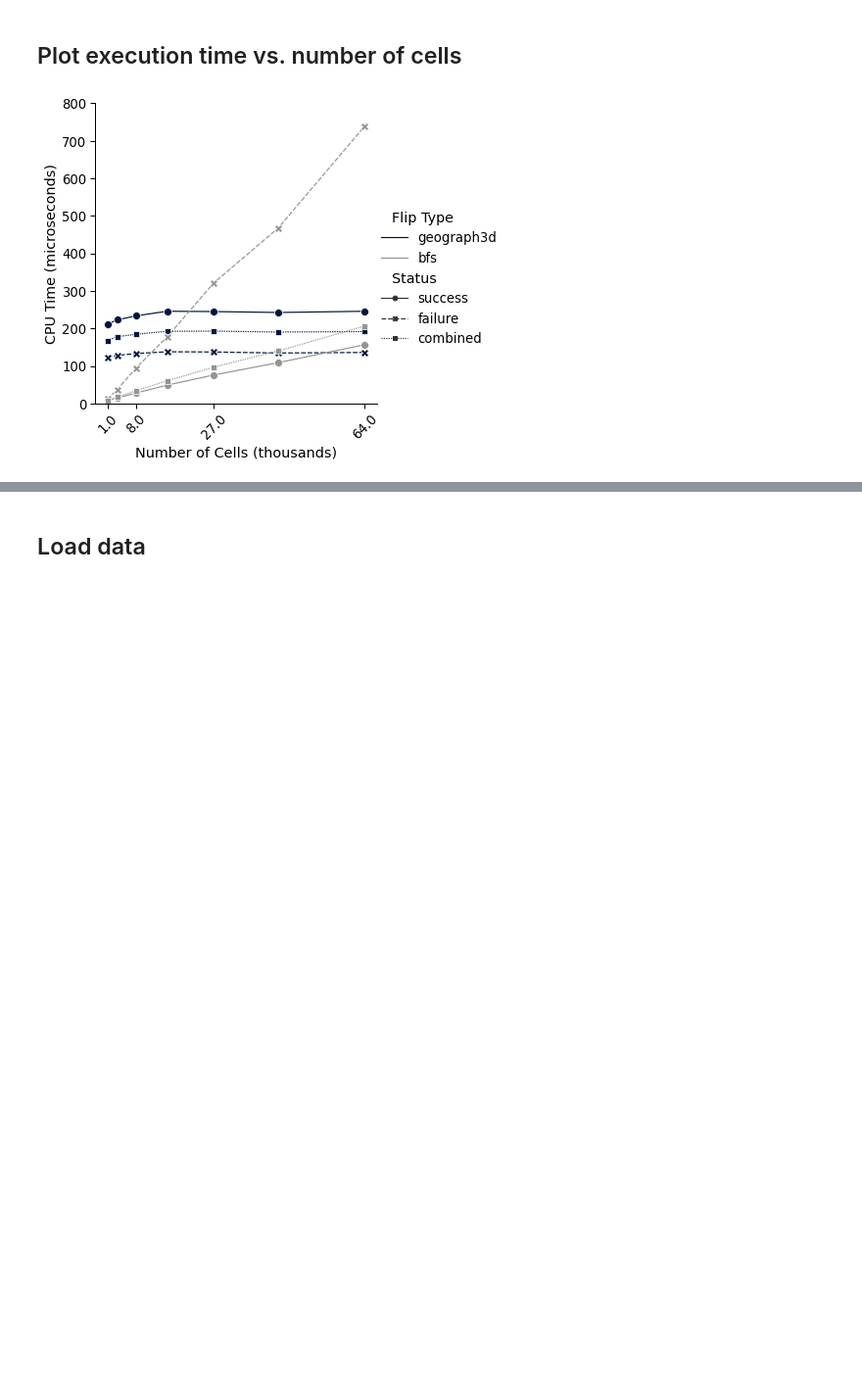
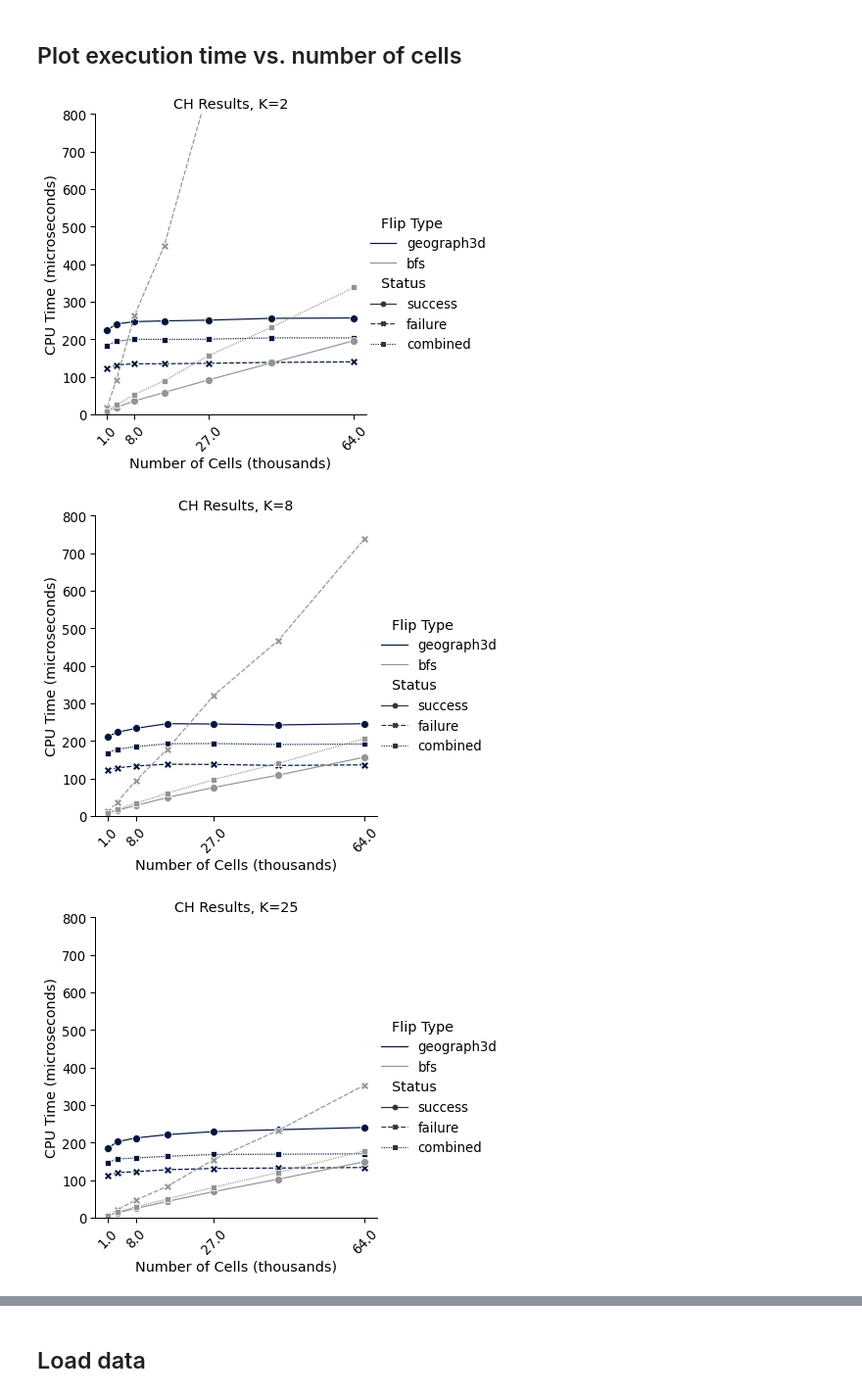
Before and after one commit to ian-ludden/3d-geographs, a Jupyter notebook: results/Experiments_Analysis.ipynb, the cells around one changed output, grey strips where cells are left out. Shown: that part at 98% size. Saved outputs shown, nothing was run; the diff lists cells and outputs as text; code cells hidden in the pictures; blank space fills up the shorter version.

Commit message:
Plot K=2 and K=25 results.

```diff
--- a/results/Experiments_Analysis.ipynb
+++ b/results/Experiments_Analysis.ipynb
@@ -107,8 +108,8 @@ df3.head(12)
 # %%
-df4 = df2.groupby(["Number of Cells (thousands)", "Flip Type"]).sum()
+df4 = df2.groupby(["Number of Cells (thousands)", "Flip Type", "Number of Zones"]).sum()
 df4["CPU Time (microseconds)"] = df4["total microseconds"] / df4["number of samples"]
 df4["Status"] = "combined"
 df4.drop(columns=["total microseconds"], inplace=True)
-df4 = df4.groupby(["Number of Cells (thousands)", "Flip Type", "Status"]).sum()
+df4 = df4.groupby(["Number of Cells (thousands)", "Flip Type", "Status", "Number of Zones"]).sum()
 df4.head(12)
 # %% [output]
@@ -129,4 +130,4 @@ df4.head(12)
 # %%
-df5 = pd.concat([df3, df4]).groupby(["Number of Cells (thousands)", "Flip Type", "Status"]).sum()
+df5 = pd.concat([df3, df4]).groupby(["Number of Cells (thousands)", "Flip Type", "Status", "Number of Zones"]).sum()
 df5.head(12)
 # %% [output]
@@ -147,20 +148,33 @@ df5.head(12)
 # %% [markdown]
 ## Plot execution time vs. number of cells
+# %%
+"""
+df: DataFrame with all experimental results for one honeycomb type
+number_of_zones: value to filter on "Number of Zones" column
+honeycomb_type: "ch" or "bch"
+"""
+def plot_time_vs_cellcount(df, number_of_zones, honeycomb_type):
+    dfk = df.reset_index()
+    dfk = dfk[dfk["Number of Zones"] == number_of_zones]
+    g = sns.relplot(x="Number of Cells (thousands)", y="CPU Time (microseconds)", hue="Flip Type", hue_order=["geograph3d", "bfs"], style="Status", style_order=["success", "failure", "combined"], kind="line", markers=True, markersize=MARKER_SIZE, data=dfk);
+    fig = plt.gcf()
+    axes = np.array(g.axes.flat)
+    for ax in axes:
+        if LOG_X: ax.set(xscale="log")
+        unique_cell_counts = unique_cell_counts_ch if honeycomb_type == "ch" else unique_cell_counts_bch
+        ax.set_xticks([unique_cell_counts[0], unique_cell_counts[2], unique_cell_counts[4], unique_cell_counts[6]])
+        ax.set_xticklabels(ax.get_xticks(), rotation=45)
+
+        if LOG_Y: ax.set(yscale="log")
+        ax.set_ylim([0, Y_MAX])
+
+    plt.title("{} Results, K={}".format(honeycomb_type.upper(), number_of_zones))
+    plt.savefig("plot_{}_K{}.pdf".format(honeycomb_type, number_of_zones), bbox_inches="tight")
 # %%
-g = sns.relplot(x="Number of Cells (thousands)", y="CPU Time (microseconds)", hue="Flip Type", hue_order=["geograph3d", "bfs"], style="Status", style_order=["success", "failure", "combined"], kind="line", markers=True, markersize=MARKER_SIZE, data=df5);
-fig = plt.gcf()
-axes = np.array(g.axes.flat)
-for ax in axes:
-    if LOG_X: ax.set(xscale="log")
-    ax.set_xticks([unique_cell_counts_grid[0], unique_cell_counts_grid[2], unique_cell_counts_grid[4], unique_cell_counts_grid[6]])
-    ax.set_xticklabels(ax.get_xticks(), rotation=45)
-
-    if LOG_Y: ax.set(yscale="log")
-    ax.set_ylim([0, Y_MAX])
-
-# fig.set_size_inches(8, 4)
-# plt.title("Cubic Honeycomb (CH)")
-plt.savefig("ch_results_plot.pdf", dpi=600, bbox_inches="tight")
+for k in [2, 8, 25]:
+    plot_time_vs_cellcount(df5, k, "ch")
 # %% [output]
-[figure, old version]
+[figure, new version]
+[figure, added]
+[figure, added]
 # %% [markdown]
```
Also changed, not shown: parts of 20 cells of this notebook.
